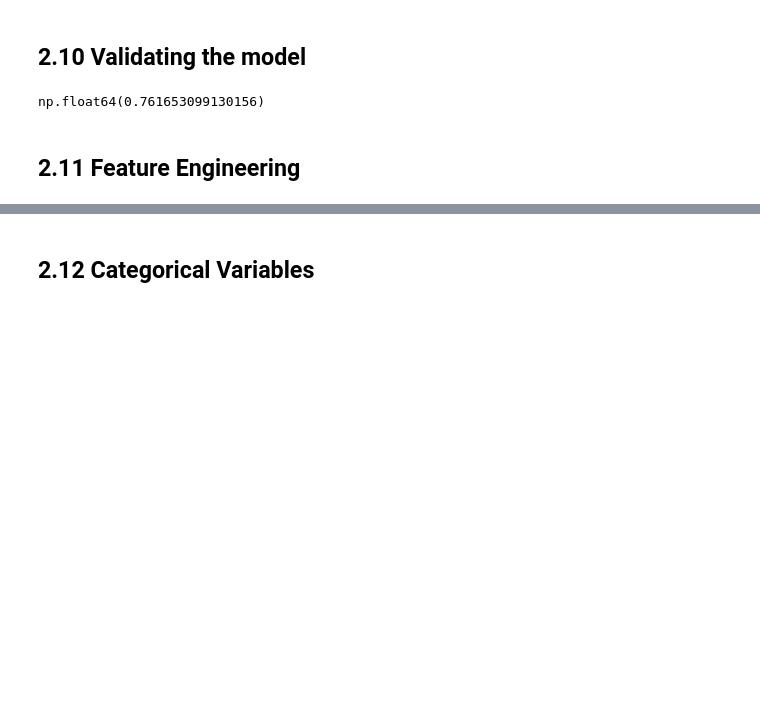
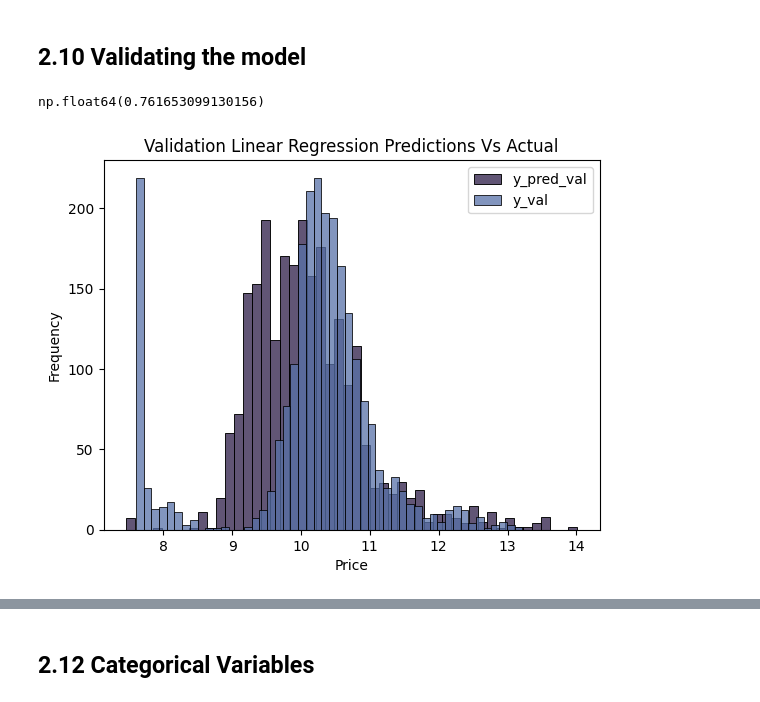
Before and after one commit to ShaniceWilliams/ml-zoomcamp, a Jupyter notebook: 02_regression/car_price_pred.ipynb, the cells around one changed output, grey strips where cells are left out. Cells and saved outputs as stored; diff of their text form; code cells hidden in the pictures; blank space fills up the shorter version.

```diff
--- a/02_regression/car_price_pred.ipynb
+++ b/02_regression/car_price_pred.ipynb
@@ -760,5 +760,14 @@ y_pred_val = w0 + X_val.dot(w)
 rmse(y_val, y_pred_val)
 # %% [output]
 np.float64(0.761653099130156)
-# %% [markdown]
-## 2.11 Feature Engineering
+# %%
+# Plot of results of predictions vs actual prices
+sns.histplot(y_pred_val, bins=50, color=hist_uni_color, label='y_pred_val')
+sns.histplot(y_val, bins=50, color=kde_color, label='y_val')
+plt.title('Validation Linear Regression Predictions Vs Actual')
+plt.xlabel('Price')
+plt.ylabel('Frequency')
+plt.legend()
+plt.show()
+# %% [output]
+[figure, added]
```
Also changed, not shown: parts of 9 cells of this notebook.
